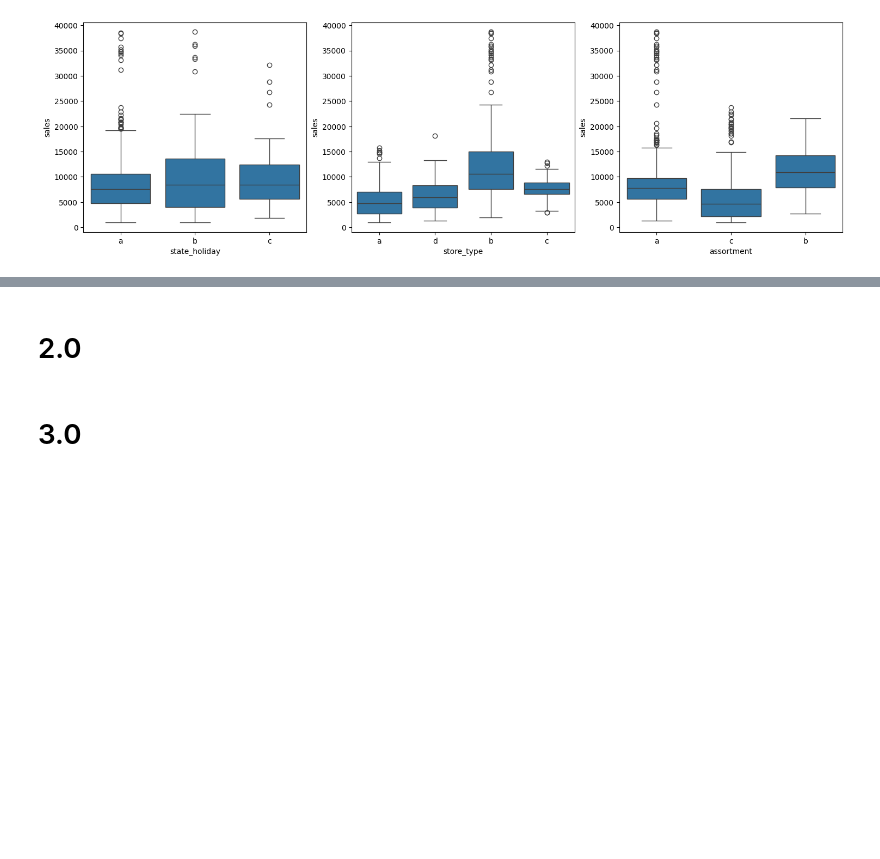
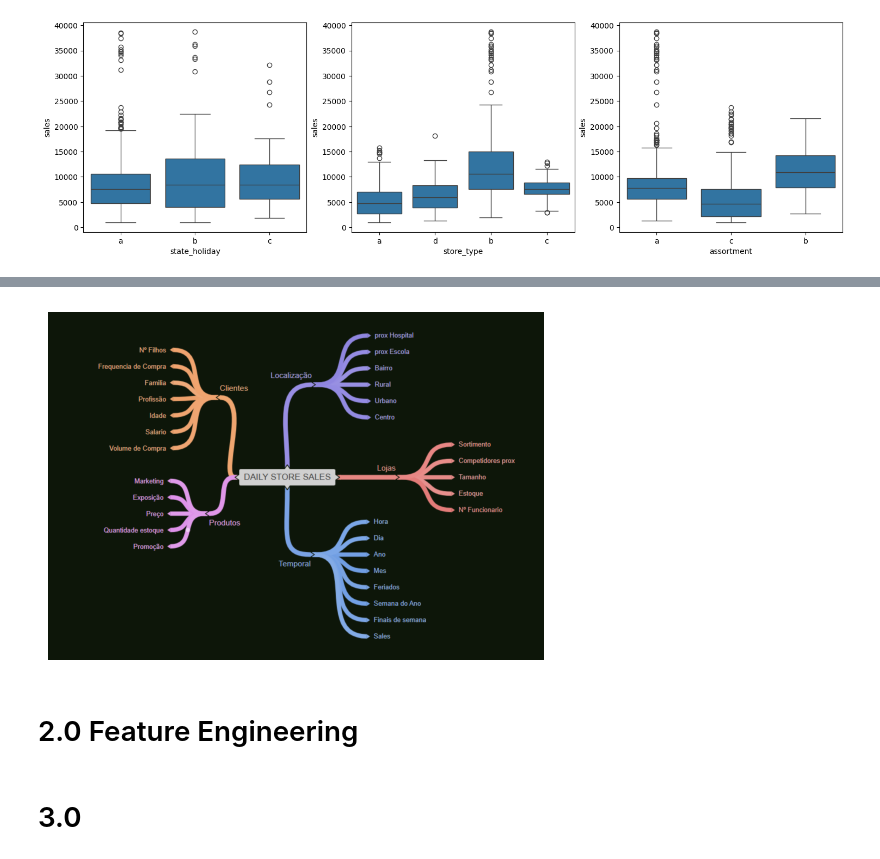
Before and after one commit to juanzimmer/ds_prod_resumo, a Jupyter notebook: notebook.ipynb, the cells around one changed output, grey strips where cells are left out. Saved outputs shown, nothing was run; the diff lists cells and outputs as text; code cells hidden in the pictures; blank space fills up the shorter version.

Commit message:
Mindmap de hipoteses

```diff
--- a/notebook.ipynb
+++ b/notebook.ipynb
@@ -331,5 +345,15 @@ sns.boxplot(x = aux['assortment'], y = aux['sales'], data = aux)
+# %%
+# Carregar imagem
+img = mpimg.imread("mindmap.png")
+
+# Mostrar imagem
+plt.imshow(img)
+plt.axis("off")  # remove os eixos
+plt.show()
+# %% [output]
+[figure, added]
 # %% [markdown]
-# 2.0
+# 2.0 Feature Engineering
 # %% [markdown]
 # 3.0
 # %% [markdown]
```
Also changed, not shown: parts of 2 cells of this notebook, 1 other file.
